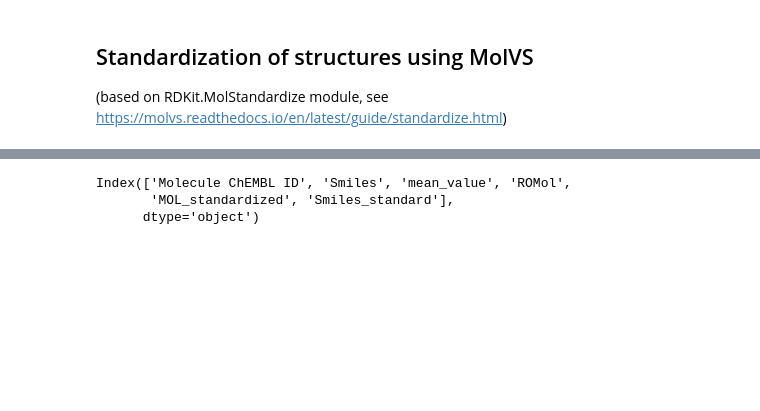
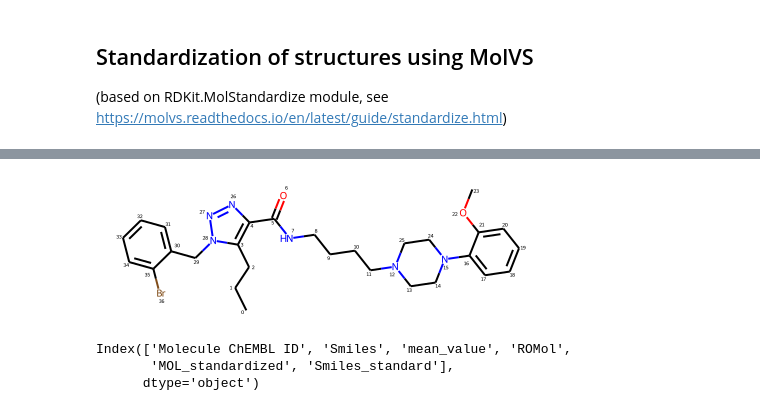
Before and after one commit to kuteykin/HTR2a-bioactivity-prediction, a Jupyter notebook: 5_ht2a_receptor_bioactivity_predictor.ipynb, the cells around one changed output, grey strips where cells are left out. Cells and saved outputs as stored; diff of their text form; code cells hidden in the pictures; blank space fills up the shorter version.

```diff
--- a/5_ht2a_receptor_bioactivity_predictor.ipynb
+++ b/5_ht2a_receptor_bioactivity_predictor.ipynb
@@ -276,5 +263,9 @@ df.head()
 # %%
 df['Smiles_standard'] = df['MOL_standardized'].apply(Chem.MolToSmiles)
+# %%
+df.MOL_standardized[5678]
+# %% [output]
+[figure, added]
 # %%
 
 df.columns
```
Also changed, not shown: parts of 52 cells of this notebook.
